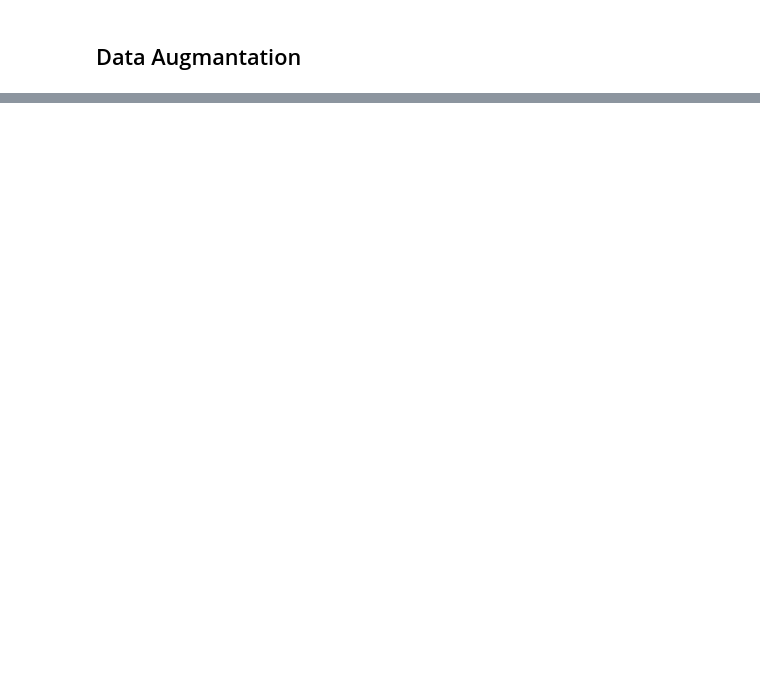
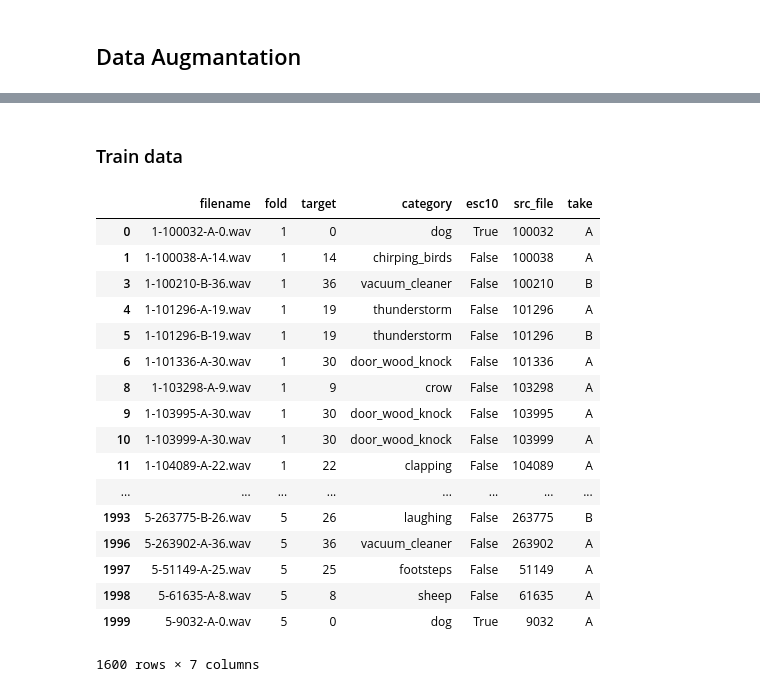
Before and after one commit to moritagit/DAD_Wave, a Jupyter notebook: notebook/data.ipynb, the cells around one changed output, grey strips where cells are left out. Cells and saved outputs as stored; diff of their text form; code cells hidden in the pictures; blank space fills up the shorter version.

```diff
--- a/notebook/data.ipynb
+++ b/notebook/data.ipynb
@@ -194,0 +323,25 @@ def stretch_sound(x, rate=1.1):
+# %% [markdown]
+### Train data
+# %%
+train_metadata = metadata.drop(test_indices, axis=0).drop(valid_indices, axis=0)
+train_metadata.to_csv(str(train_metadata_path), index=False, encoding='utf-8')
+train_metadata
+# %% [output]
+|  | filename | fold | target | category | esc10 | src_file | take |
+| 0 | 1-100032-A-0.wav | 1 | 0 | dog | True | 100032 | A |
+| 1 | 1-100038-A-14.wav | 1 | 14 | chirping_birds | False | 100038 | A |
+| 3 | 1-100210-B-36.wav | 1 | 36 | vacuum_cleaner | False | 100210 | B |
+| 4 | 1-101296-A-19.wav | 1 | 19 | thunderstorm | False | 101296 | A |
+| 5 | 1-101296-B-19.wav | 1 | 19 | thunderstorm | False | 101296 | B |
+| 6 | 1-101336-A-30.wav | 1 | 30 | door_wood_knock | False | 101336 | A |
+| 8 | 1-103298-A-9.wav | 1 | 9 | crow | False | 103298 | A |
+| 9 | 1-103995-A-30.wav | 1 | 30 | door_wood_knock | False | 103995 | A |
+| 10 | 1-103999-A-30.wav | 1 | 30 | door_wood_knock | False | 103999 | A |
+| 11 | 1-104089-A-22.wav | 1 | 22 | clapping | False | 104089 | A |
+| ... | ... | ... | ... | ... | ... | ... | ... |
+| 1993 | 5-263775-B-26.wav | 5 | 26 | laughing | False | 263775 | B |
+| 1996 | 5-263902-A-36.wav | 5 | 36 | vacuum_cleaner | False | 263902 | A |
+| 1997 | 5-51149-A-25.wav | 5 | 25 | footsteps | False | 51149 | A |
+| 1998 | 5-61635-A-8.wav | 5 | 8 | sheep | False | 61635 | A |
+| 1999 | 5-9032-A-0.wav | 5 | 0 | dog | True | 9032 | A |
+1600 rows × 7 columns
```
Also changed, not shown: parts of 34 cells of this notebook, 2 other files.
